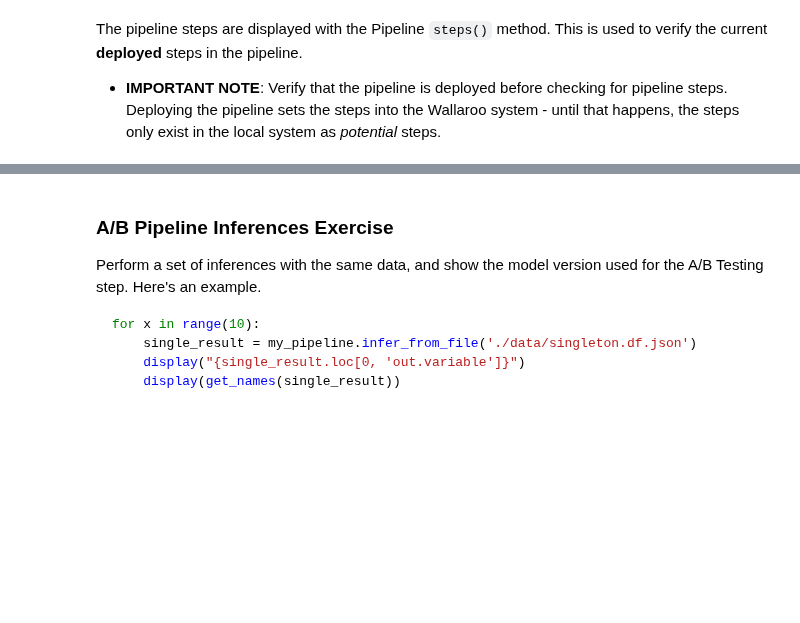
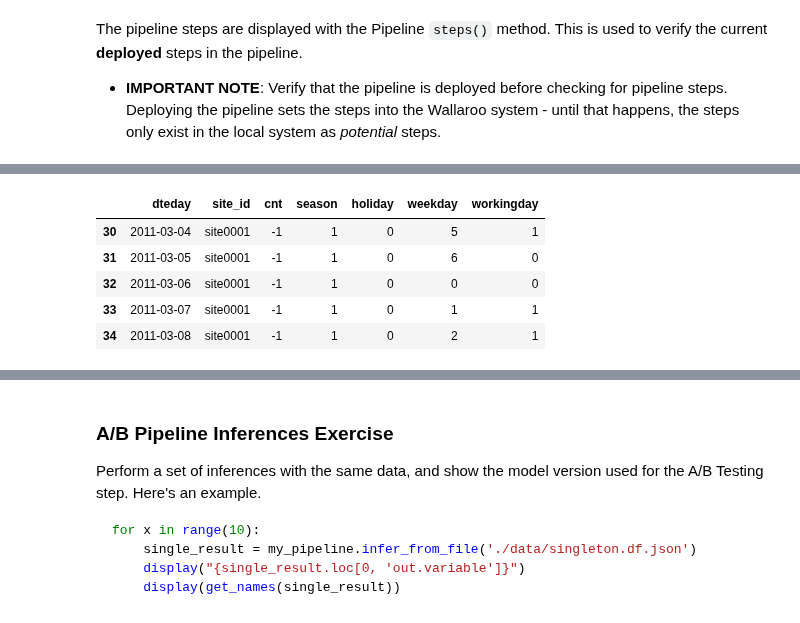
Before and after one commit to WallarooLabs/Workshops, a Jupyter notebook: Forecasting/Retail-CPG/Notebooks-with-code/N2_production_experiments-with-code.ipynb, the cells around one changed output, grey strips where cells are left out. Saved outputs shown, nothing was run; the diff lists cells and outputs as text; code cells hidden in the pictures; blank space fills up the shorter version.

```diff
--- a/Forecasting/Retail-CPG/Notebooks-with-code/N2_production_experiments-with-code.ipynb
+++ b/Forecasting/Retail-CPG/Notebooks-with-code/N2_production_experiments-with-code.ipynb
@@ -337,0 +419,15 @@ pipeline.steps()
+# %%
+import pickle
+
+# get example input data
+with open('../data/example_input.pkl', 'rb') as f:
+    input_frame = pickle.load(f)
+
+input_frame.tail()
+# %% [output]
+|  | dteday | site_id | cnt | season | holiday | weekday | workingday |
+| 30 | 2011-03-04 | site0001 | -1 | 1 | 0 | 5 | 1 |
+| 31 | 2011-03-05 | site0001 | -1 | 1 | 0 | 6 | 0 |
+| 32 | 2011-03-06 | site0001 | -1 | 1 | 0 | 0 | 0 |
+| 33 | 2011-03-07 | site0001 | -1 | 1 | 0 | 1 | 1 |
+| 34 | 2011-03-08 | site0001 | -1 | 1 | 0 | 2 | 1 |
```
Also changed, not shown: parts of 18 cells of this notebook, 17 other files.
